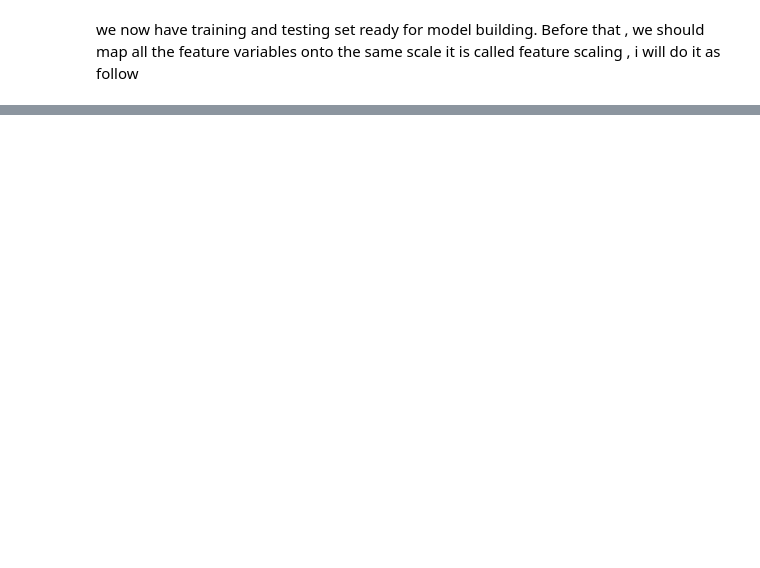
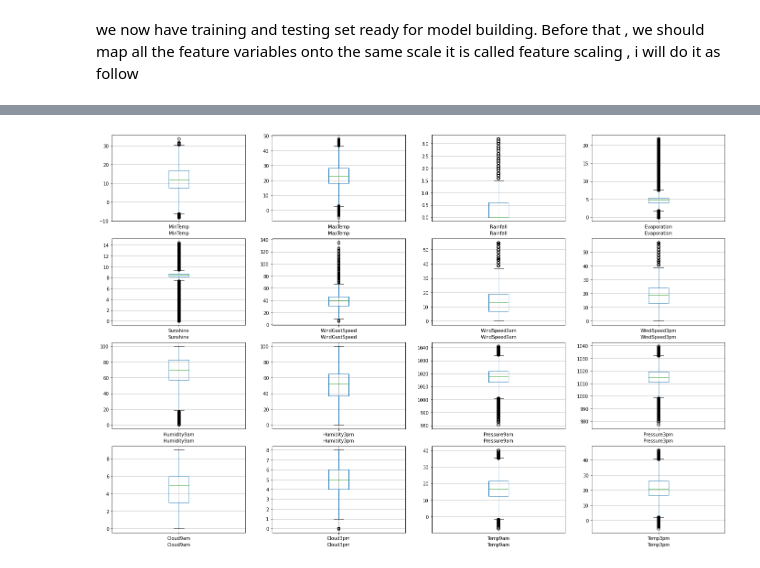
Before and after one commit to abdalrahmenyousifMohamed/ML, a Jupyter notebook: Extensive_Analysis_EDA__FE__Modelling.ipynb, the cells around one changed output, grey strips where cells are left out. Drawn from its saved outputs; the diff is of its cells as text; code cells hidden in the pictures; blank space fills up the shorter version.

```diff
--- a/Extensive_Analysis_EDA__FE__Modelling.ipynb
+++ b/Extensive_Analysis_EDA__FE__Modelling.ipynb
@@ -1516,0 +1556,11 @@ we now have training and testing set ready for model building. Before that , we
+# %%
+# create histograms for eache numeric variable
+#Rainfall , Evaporation ,WindSpeed9am , WindSpeed3pm
+fig = plt.figure(figsize=(24,16))
+for i in range(len(numerical)-3):
+  var = numerical[i]
+  sub = fig.add_subplot(4,4,i+1)
+  sub.set_xlabel(var)
+  X_train_new.boxplot(var)
+# %% [output]
+[figure, added]
```
Also changed, not shown: parts of 93 cells of this notebook.
